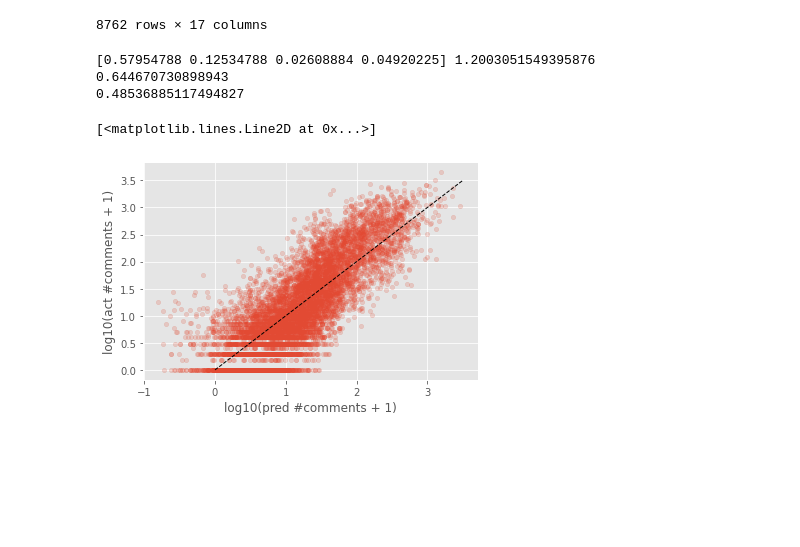
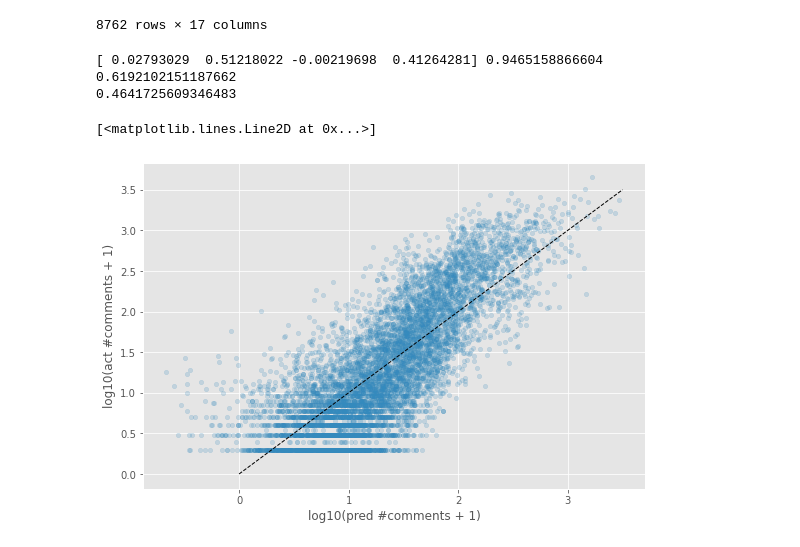
Before and after one commit to bjmarsh/WatchCBB, a Jupyter notebook: notebooks/reddit_model_train.ipynb, the cells around one changed output. Cells and saved outputs as stored; diff of their text form; code cells hidden in the pictures; blank space fills up the shorter version.

Commit message:
update reddit model

```diff
--- a/notebooks/reddit_model_train.ipynb
+++ b/notebooks/reddit_model_train.ipynb
@@ -171,3 +171,11 @@ for t,c in sorted(flair_counts.items(), key=lambda x:x[1], reverse=True)[:10]:
  510 duke
  449 indiana
  445 wisconsin
+# %%
+def is_nonfan(row):
+    tid1, tid2 = row.gid.split('_')[1:]
+    if mapping.get(tid1,'xxx') in row.author_flair or mapping.get(tid2,'xxx') in row.author_flair:
+        return False
+    return True
+df_comments['is_nonfan'] = df_comments.apply(is_nonfan, axis=1)
+df_comments.head()
@@ -179,5 +194,10 @@ def get_nauthors(row):
     return flair_counts.get(tid1,5) + flair_counts.get(tid2,5)
 df_reddit["nauthors"] = df_reddit.apply(get_nauthors, axis=1)
 df_reddit["norm_num_comments"] = df_reddit.num_comments / np.log10(df_reddit.nauthors)
-df_reddit.query('nauthors>1000 & num_comments<20')
+# df_reddit.query('nauthors>1000 & num_comments<20')
+nonfan_counts = df_comments.groupby(['gid','is_postgame']).is_nonfan.sum()
+df_reddit['nonfan_comments'] = df_reddit.apply(
+    lambda row: nonfan_counts.get((row.gid, row.is_postgame), 0), axis=1)
+df_reddit['frac_nonfan'] = df_reddit.nonfan_comments / df_reddit.num_comments
+df_reddit[df_reddit.num_comments>100].sort_values('frac_nonfan', ascending=False).head(10)
 # %% [output]
@@ -221,7 +246,7 @@ import importlib
 importlib.reload(utils)
 dates = df_games.Date.unique()
 return_cols = [
-    'gid','result','HA','rank1','rank2','compratsum','effdiff','preseason_effdiff',
+    'gid','result','margin','HA','rank1','rank2','compratsum','effdiff','preseason_effdiff',
     'blended_prob','prob','preseason_prob',
     'pred_pace_blend',
     'pred_total_blend',
@@ -246,12 +271,23 @@ df_preds.head(10)
 # %%
-merged = df_reddit.merge(df_preds[['gid','preseason_effdiff','compratsum','blended_prob', 'pred_margin_blend',
-                                     'pred_total_blend', 'pred_pace_blend','rank1', 'rank2']],
+merged = df_reddit.merge(df_preds[['gid','result','margin','preseason_effdiff','compratsum','blended_prob',
+                                   'pred_margin_blend','pred_total_blend', 'pred_pace_blend','rank1', 'rank2']],
                             left_on='gid', right_on='gid', how='left')
 merged.rename({'blended_prob':'prob','pred_margin_blend':'pred_margin',
                'pred_pace_blend':'pred_pace'}, axis=1, inplace=True)
 merged = merged.dropna()
 
+# merged = merged[merged.date > dt.date(2018,6,1)]
+
+def is_upset(row):
+    if row.result and utils.is_upset(row.rank1, row.rank2):
+        return True
+    if not row.result and utils.is_upset(row.rank2, row.rank1):
+        return True
+    return False
+
+merged["is_upset"] = merged.apply(is_upset, axis=1)
 merged["upset_prob"] = merged.apply(utils.get_df_upset_prob, axis=1)
+merged["abs_margin"] = merged.margin.abs()
 merged["abs_pred_margin"] = merged.pred_margin.abs()
 merged["is_rivalry"] = merged.apply(utils.is_rivalry, axis=1).astype(int)
 
@@ -305,39 +342,39 @@ merged.groupby('gid').mean().reset_index()
 # %%
 from sklearn.linear_model import LinearRegression
 from sklearn.preprocessing import StandardScaler
 from sklearn.metrics import mean_squared_error, mean_absolute_error
 
 linreg = LinearRegression()
 scaler = StandardScaler()
 
 def is_before_march(gid):
     year, month, day = [int(x) for x in gid.split('_')[0].split('-')]
     if month > 9 or month < 3 or day < 10:
         return True
     return False
 
 consol = merged[merged.gid.apply(is_before_march)].groupby('gid').mean().reset_index()
-X = np.array([consol.compratsum, consol.upset_prob, consol.abs_pred_margin, consol.is_rivalry]).T
-X = scaler.fit_transform(X)
+X = np.array([consol.compratsum, consol.is_upset, consol.abs_margin, consol.is_rivalry]).T
+# X = scaler.fit_transform(X)
 y = np.log10(consol.num_comments + 1)
 linreg.fit(X,y)
 pred = linreg.predict(X)
 print(linreg.coef_, linreg.intercept_)
 print(linreg.score(X,y))
 print(mean_squared_error(y,pred)**0.5)
 
 consol["score"] = 10**(pred)-1
 
-plt.figure()
-plt.scatter(pred, y, s=20, alpha=0.2)
+plt.figure(figsize=(9,6))
+plt.scatter(pred, y, s=20, alpha=0.2, c=list(plt.rcParams['axes.prop_cycle'])[1]['color'])
 plt.xlabel("log10(pred #comments + 1)")
 plt.ylabel("log10(act #comments + 1)")
 plt.plot([0,3.5],[0,3.5],'k--', lw=1)
 # print(p)
 # %% [output]
-[0.57954788 0.12534788 0.02608884 0.04920225] 1.2003051549395876
-0.644670730898943
-0.48536885117494827
+[ 0.02793029  0.51218022 -0.00219698  0.41264281] 0.9465158866604
+0.6192102151187662
+0.4641725609346483
 [<matplotlib.lines.Line2D at 0x...>]
-[figure, old version]
+[figure, new version]
 # %%
```
Also changed, not shown: parts of 9 cells of this notebook.
